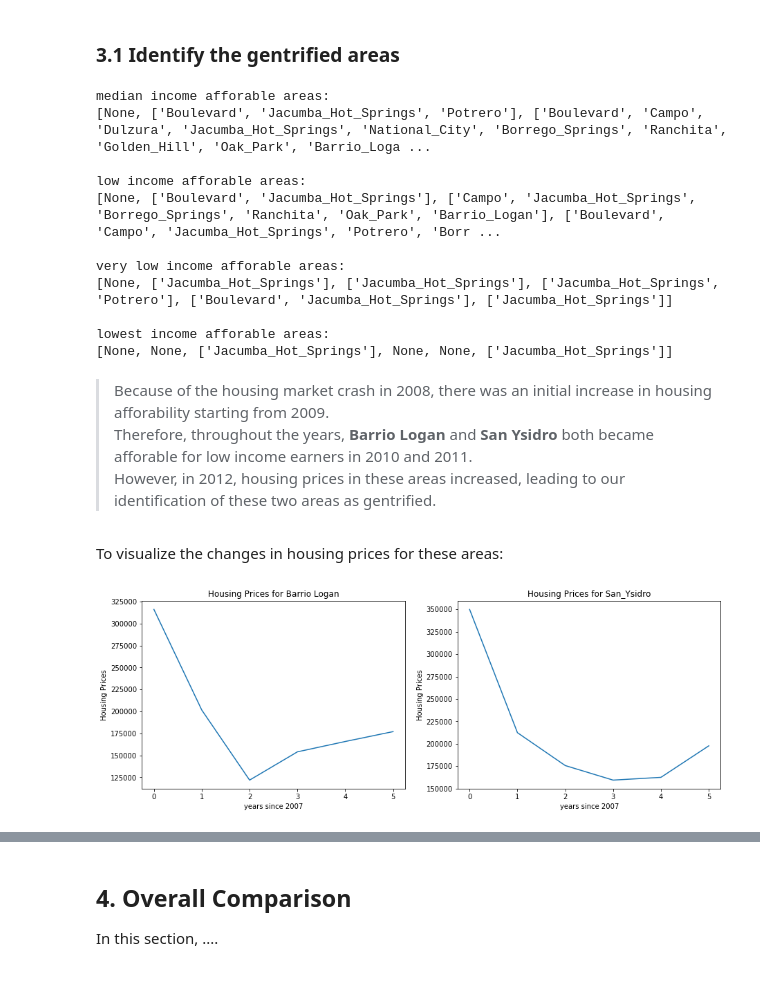
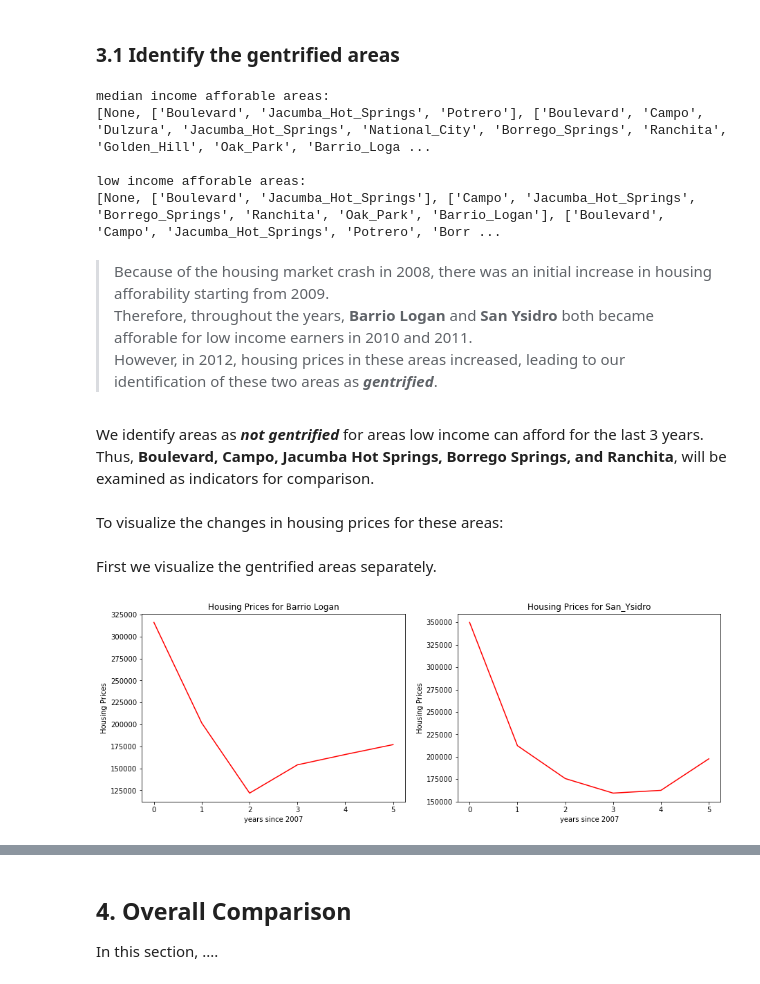
Before and after one commit to AbenaBonsu/Pr_057, a Jupyter notebook: FinalProject.ipynb, the cells around one changed output, grey strips where cells are left out. Saved outputs shown, nothing was run; the diff lists cells and outputs as text; code cells hidden in the pictures.

```diff
--- a/FinalProject.ipynb
+++ b/FinalProject.ipynb
@@ -861,41 +914,39 @@ We are looking at areas over time to identify which areas were afforable and cri
 # %% [markdown]
 ### 3.1 Identify the gentrified areas
 # %%
-areas_can_afford(2.5)
+areas_can_afford_med_low(2.5)
 # %% [output]
 median income afforable areas:
 [None, ['Boulevard', 'Jacumba_Hot_Springs', 'Potrero'], ['Boulevard', 'Campo', 'Dulzura', 'Jacumba_Hot_Springs', 'National_City', 'Borrego_Springs', 'Ranchita', 'Golden_Hill', 'Oak_Park', 'Barrio_Loga ...
 
 low income afforable areas:
 [None, ['Boulevard', 'Jacumba_Hot_Springs'], ['Campo', 'Jacumba_Hot_Springs', 'Borrego_Springs', 'Ranchita', 'Oak_Park', 'Barrio_Logan'], ['Boulevard', 'Campo', 'Jacumba_Hot_Springs', 'Potrero', 'Borr ...
-
-very low income afforable areas:
-[None, ['Jacumba_Hot_Springs'], ['Jacumba_Hot_Springs'], ['Jacumba_Hot_Springs', 'Potrero'], ['Boulevard', 'Jacumba_Hot_Springs'], ['Jacumba_Hot_Springs']]
-
-lowest income afforable areas:
-[None, None, ['Jacumba_Hot_Springs'], None, None, ['Jacumba_Hot_Springs']]
 # %% [markdown]
 > Because of the housing market crash in 2008, there was an initial increase in housing afforability starting from 2009. <br>
 Therefore, throughout the years, **Barrio Logan** and **San Ysidro** both became afforable for low income earners in 2010 and 2011.
-<br> However, in 2012, housing prices in these areas increased, leading to our identification of these two areas as gentrified.
+<br> However, in 2012, housing prices in these areas increased, leading to our identification of these two areas as **_gentrified_**.
+# %% [markdown]
+We identify areas as **_not gentrified_** for areas low income can afford for the last 3 years. <br>
+Thus, **Boulevard, Campo, Jacumba Hot Springs, Borrego Springs, and Ranchita**, will be examined as indicators for comparison.
 # %% [markdown]
 To visualize the changes in housing prices for these areas:
+# %% [markdown]
+First we visualize the gentrified areas separately.
 # %%
+# 92113 Barrio Logan 74
 plt.figure(figsize=(15,5))
 plt.subplot(121)
 # accessing by each zipcode
 plt.xlabel('years since 2007')
 plt.ylabel('Housing Prices')
 plt.title('Housing Prices for Barrio Logan')
-# color: each zipcode
-_ = plt.plot(hp[0][:].T[:][74])
+_ = plt.plot(hp[0][:].T[:][74], color = 'r')
 
+# 92173: 'San_Ysidro' 94
 plt.subplot(122)
-# accessing by each zipcode
 plt.xlabel('years since 2007')
 plt.ylabel('Housing Prices')
 plt.title('Housing Prices for San_Ysidro')
-# color: each zipcode
-_ = plt.plot(hp[0][:].T[:][94])
+_ = plt.plot(hp[0][:].T[:][94], color = 'r')
 # %% [output]
-[figure, old version]
+[figure, new version]
```
Also changed, not shown: parts of 15 cells of this notebook, 2 other files.
